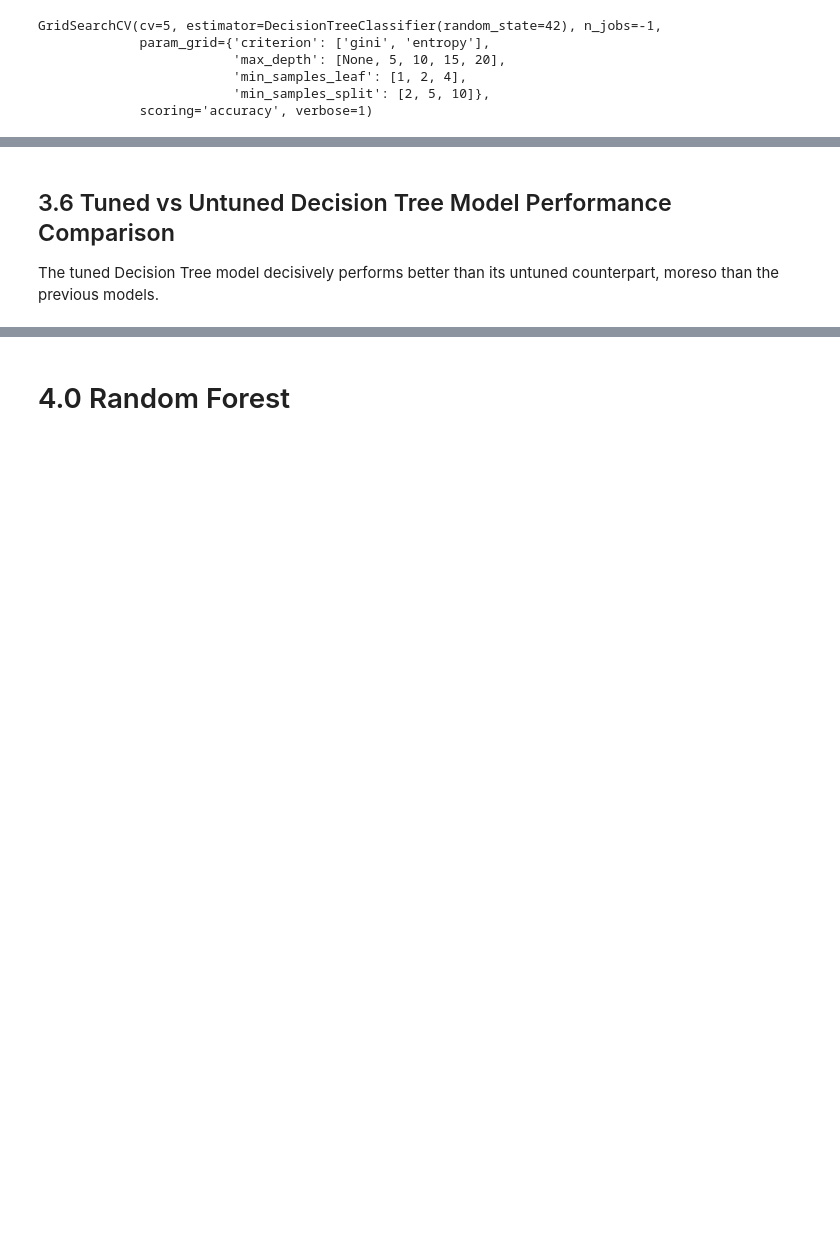
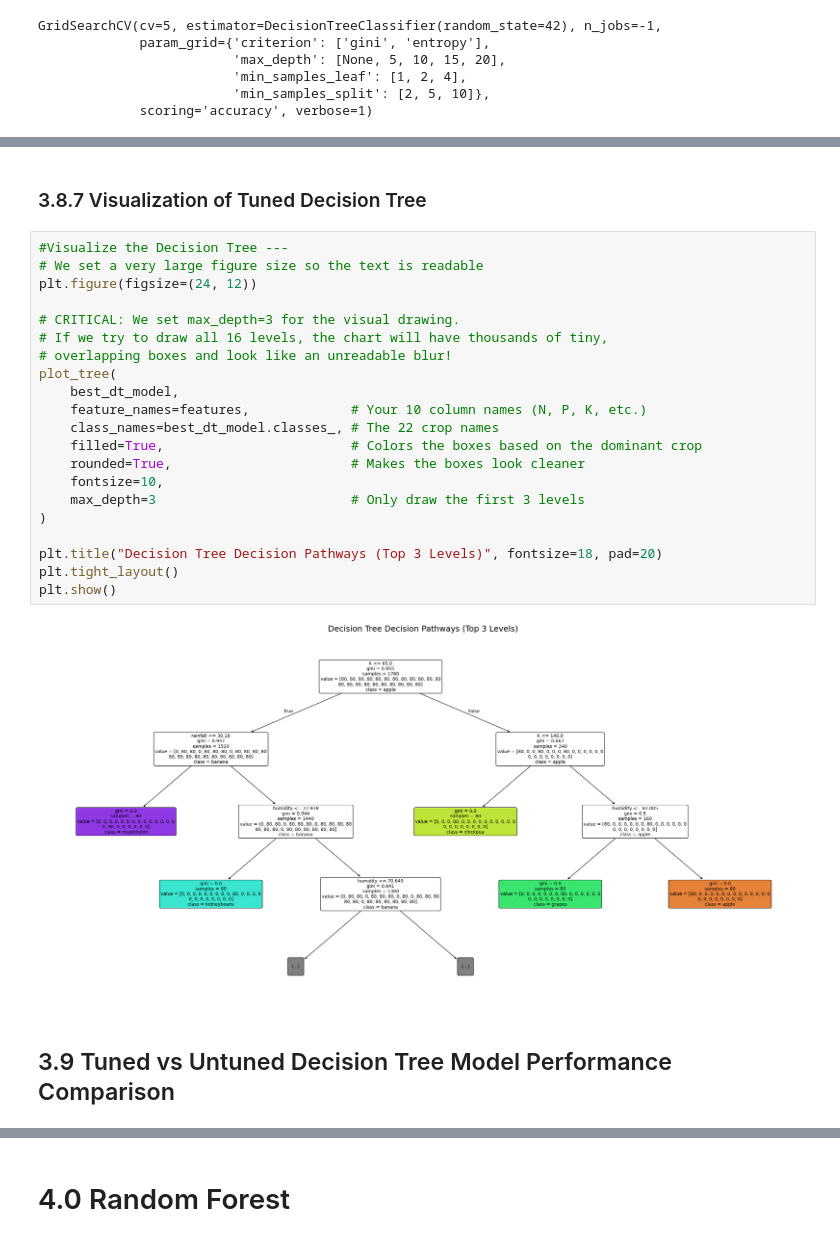
Before and after one commit to margarida-passos-cunha/machine-learning-project-group-e, a Jupyter notebook: notebooks/03_modelling.ipynb, the cells around one changed output, grey strips where cells are left out. Saved outputs shown, nothing was run; the diff lists cells and outputs as text; blank space fills up the shorter version.

```diff
--- a/notebooks/03_modelling.ipynb
+++ b/notebooks/03_modelling.ipynb
@@ -832,7 +830,31 @@ Raw Tuned Decision Tree Confusion Matrix:
 [figure]
+# %% [markdown]
+### 3.8.7 Visualization of Tuned Decision Tree
+# %%
+#Visualize the Decision Tree ---
+# We set a very large figure size so the text is readable
+plt.figure(figsize=(24, 12))
+
+# CRITICAL: We set max_depth=3 for the visual drawing.
+# If we try to draw all 16 levels, the chart will have thousands of tiny,
+# overlapping boxes and look like an unreadable blur!
+plot_tree(
+    best_dt_model,
+    feature_names=features,             # Your 10 column names (N, P, K, etc.)
+    class_names=best_dt_model.classes_, # The 22 crop names
+    filled=True,                        # Colors the boxes based on the dominant crop
+    rounded=True,                       # Makes the boxes look cleaner
+    fontsize=10,
+    max_depth=3                         # Only draw the first 3 levels
+)
+
+plt.title("Decision Tree Decision Pathways (Top 3 Levels)", fontsize=18, pad=20)
+plt.tight_layout()
+plt.show()
+# %% [output]
+[figure, added]
 # %% [markdown]
-## 3.6 Tuned vs Untuned Decision Tree Model Performance Comparison
-The tuned Decision Tree model decisively performs better than its untuned counterpart, moreso than the previous models.
+## 3.9 Tuned vs Untuned Decision Tree Model Performance Comparison
 # %%
 def get_metrics(y_true, y_pred):
     return [
```
Also changed, not shown: parts of 37 cells of this notebook.
